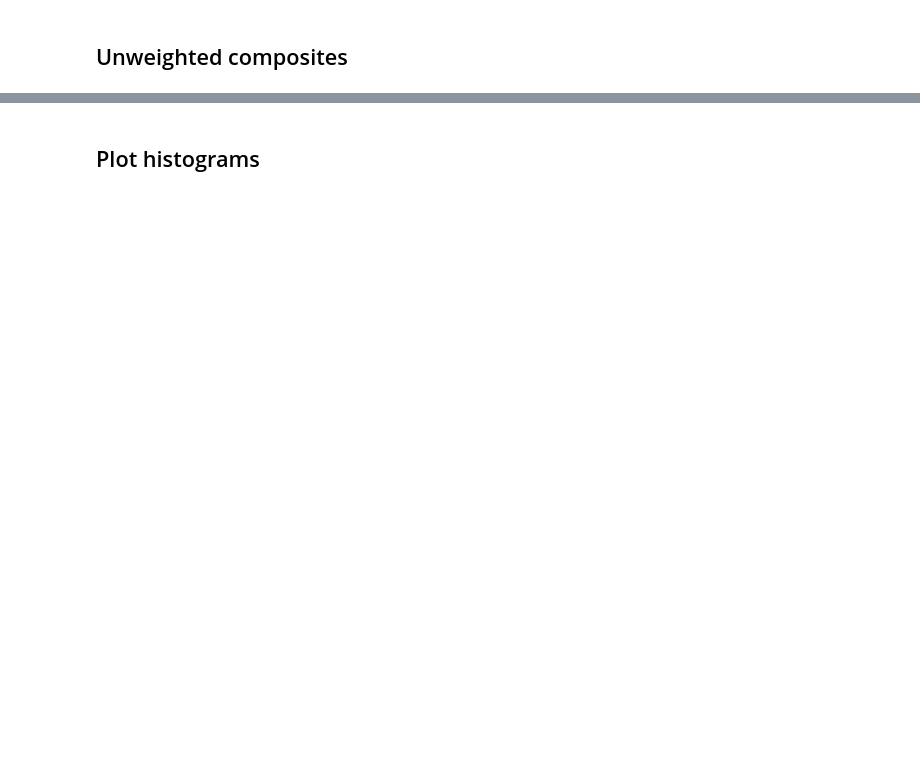
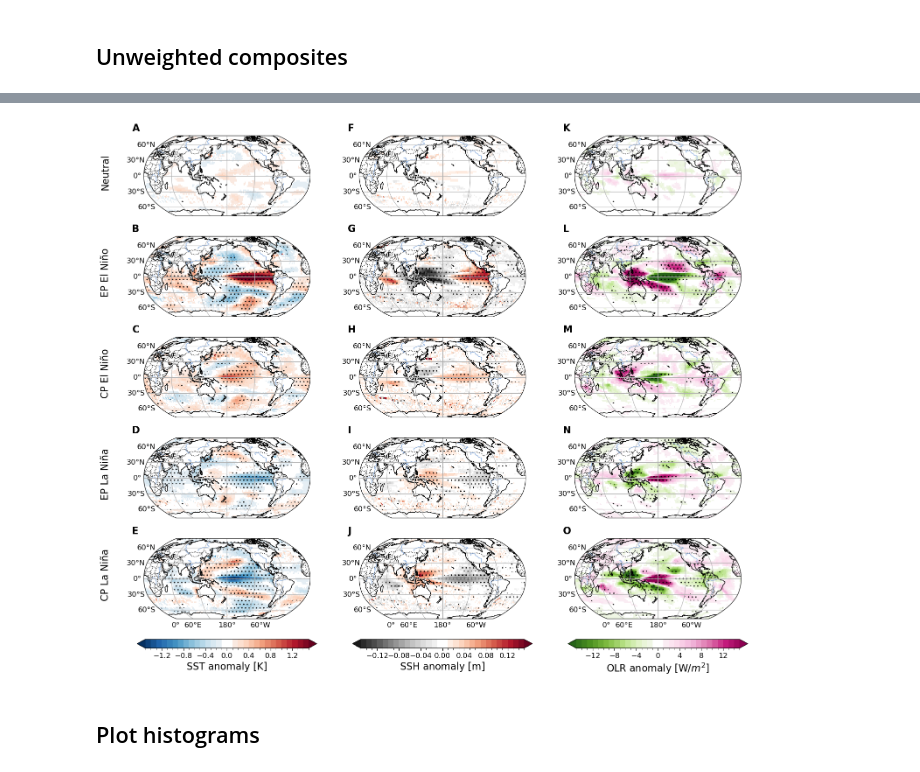
Before and after one commit to jakob-schloer/LatentGMM, a Jupyter notebook: scripts/pcgmm_composites.ipynb, the cells around one changed output, grey strips where cells are left out. Saved outputs shown, nothing was run; the diff lists cells and outputs as text; code cells hidden in the pictures; blank space fills up the shorter version.

```diff
--- a/scripts/pcgmm_composites.ipynb
+++ b/scripts/pcgmm_composites.ipynb
@@ -195,7 +180,7 @@ plt.savefig("../output/pcgmm/pcgmm_weighted_composites.png", dpi=300, bbox_inche
 # Unweighted composites
 reload(utenso)
 composites_unweight, mask_unweight, composites_null, samples_null_unweight, pvalues_unweight = utenso.get_unweighted_composites(
-    ds4comp, f_sst, stattest=stattest, null_hypothesis=null_hypothesis,
+    da4comp, f_sst, stattest=stattest, null_hypothesis=null_hypothesis,
     n_samples_mean=n_samples_mean, alpha=alpha,
     serial_data=False, multiple_testing=multiple_testing
 )
@@ -202,12 +216,5 @@ composites_unweight, mask_unweight, composites_null, samples_null_unweight, pval
 # %%
 # Plot unweighted composites
-plotspec = {
-    'ssta': dict(cmap='RdBu_r', vmin=-1.5, vmax=1.5, step=.1, label='SST anomaly [K]'),
-    'ssha': dict(cmap='RdGy_r', vmin=-.15, vmax=.15, step=.01, label='SSH anomaly [m]'),
-    't2ma': dict(cmap='RdBu_r', vmin=None, vmax=None, step=.25, label='2m temperature anomaly'),
-    'olra': dict(cmap='PiYG_r', vmin=-15, vmax=15, step=1, label=r'OLR anomaly [W/$m^2$]'),
-}
-
 n_columns = len(composites_unweight.data_vars)
 n_rows = len(composites_unweight['classes']) + 1
 height_ratios = [9]*(n_rows)
@@ -251,33 +258,35 @@ for j in range(n_columns):
                           bar='discrete', add_bar=False,
                           cmap=plotspec[var]['cmap'],
                           vmin=plotspec[var]['vmin'], vmax=plotspec[var]['vmax'],
                           step=plotspec[var]['step'], centercolor='#FFFFFF')
         gpl.significance_mask(mask, ax=ax,
                               central_longitude=0)
         # Remove labels
         im['gl'].top_labels = False
         im['gl'].right_labels = False
         if i+1 == n_rows-1:
             im['gl'].bottom_labels = True
         else:
             im['gl'].bottom_labels = False
 
         if j == 0:
             ax.text(-0.2, 0.55, rf"{labels[i]}", va='bottom', ha='center',
                     rotation='vertical', rotation_mode='anchor',
                     transform=ax.transAxes, fontsize=16)
 
         axs.append(ax)
 
     # Shared colorbar
     ax = fig.add_subplot(gs[-1, j])
     cbar = plt.colorbar(im['im'], orientation='horizontal', shrink=0.3,
                         cax=ax, extend='both')
     cbar.set_label(f"{plotspec[var]['label']}", size=16)
 
 _ = gpl.enumerate_subplots(np.array(axs).T, pos_x=-0.07, pos_y=1.06, fontsize=16)
 
 plt.savefig("../output/plots/pcgmm_unweighted_composites.png", dpi=300, bbox_inches='tight')
+# %% [output]
+[figure, added]
 # %% [markdown]
 ## Plot histograms
 # %%
```
Also changed, not shown: parts of 7 cells of this notebook, 3 other files.
